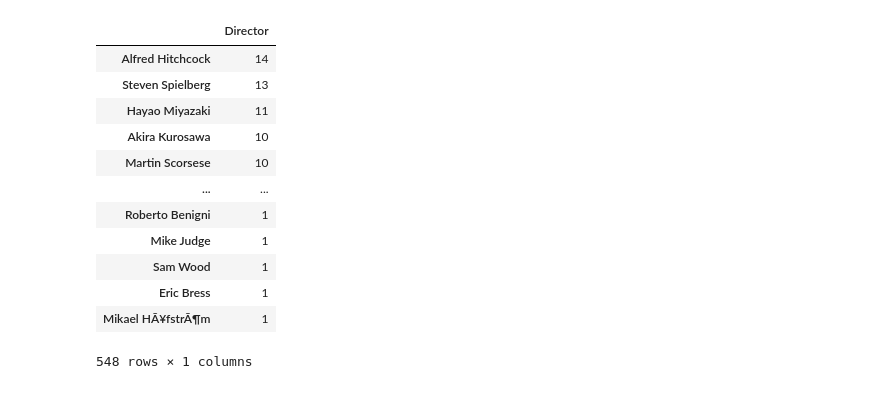
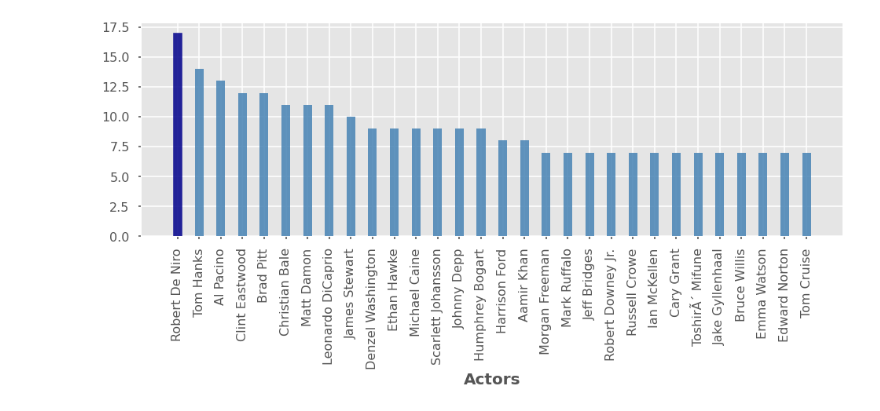
Before and after one commit to saaallyahmed/Mango5, a Jupyter notebook: sm_top1000movie.ipynb, the cells around one changed output. Drawn from its saved outputs; the diff is of its cells as text; code cells hidden in the pictures.

```diff
--- a/sm_top1000movie.ipynb
+++ b/sm_top1000movie.ipynb
@@ -56,17 +44,22 @@ star_values
+# %%
+style.use('seaborn-poster') #sets the size of the charts
+style.use('ggplot')
+
+plt.figure(figsize=(16,5))
+barplot_stars = plt.bar(x_axis_stars, y_axis_stars, width=0.4, color='steelblue', alpha=0.85, align="center")
+barplot_stars[0].set_color('darkblue')
+plt.xlabel('Actors', fontsize = 20, weight = 'bold')
+plt.xticks(rotation=90)
+plt.show()
+# %% [output]
+[figure, added]
 # %%
 director_df = topmovies_df['Director'].value_counts().to_frame()
-director_df
+director_topmovies_df = topmovies_df[["Director", "IMDB_Rating"]]
+result_director = director_topmovies_df.set_index('IMDB_Rating').apply(lambda col:
+    col.str.split(', ?', expand=True).stack())\
+    .droplevel(1).reset_index().fillna('')
+director_values = result_director["Director"].value_counts().to_frame()
+directors = director_values.where(director_values['Director'] >= 6).dropna().reset_index()
+x_axis_dir = directors['index']
+y_axis_dir = directors["Director"]
-# %% [output]
-|  | Director |
-| Alfred Hitchcock | 14 |
-| Steven Spielberg | 13 |
-| Hayao Miyazaki | 11 |
-| Akira Kurosawa | 10 |
-| Martin Scorsese | 10 |
-| ... | ... |
-| Roberto Benigni | 1 |
-| Mike Judge | 1 |
-| Sam Wood | 1 |
-| Eric Bress | 1 |
-| Mikael HÃ¥fstrÃ¶m | 1 |
-548 rows × 1 columns
```
Also changed, not shown: parts of 8 cells of this notebook.
